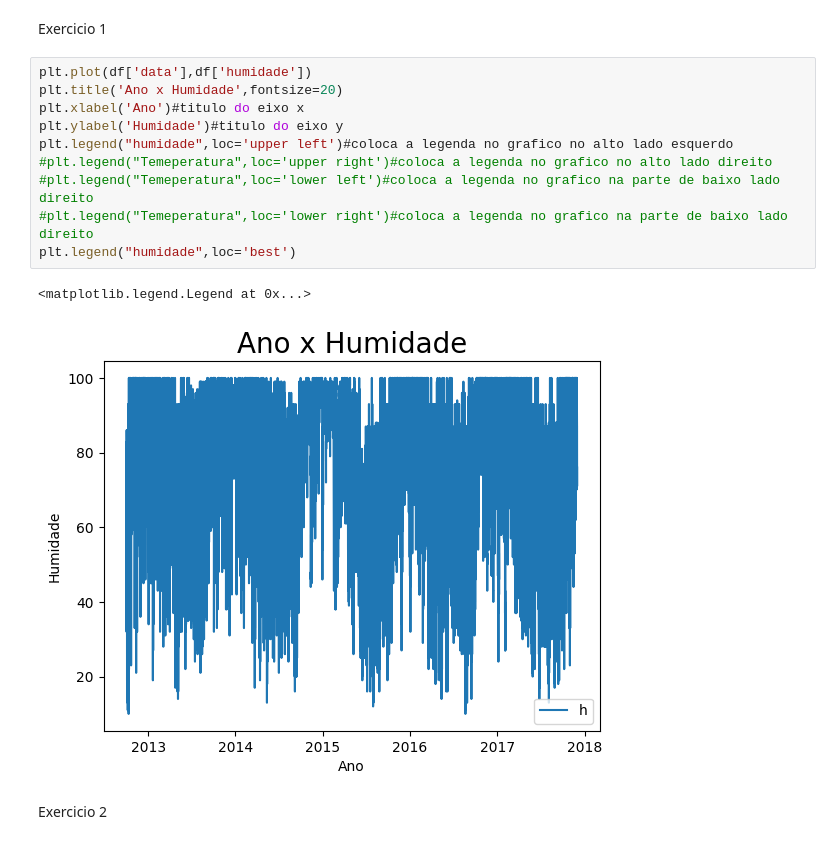
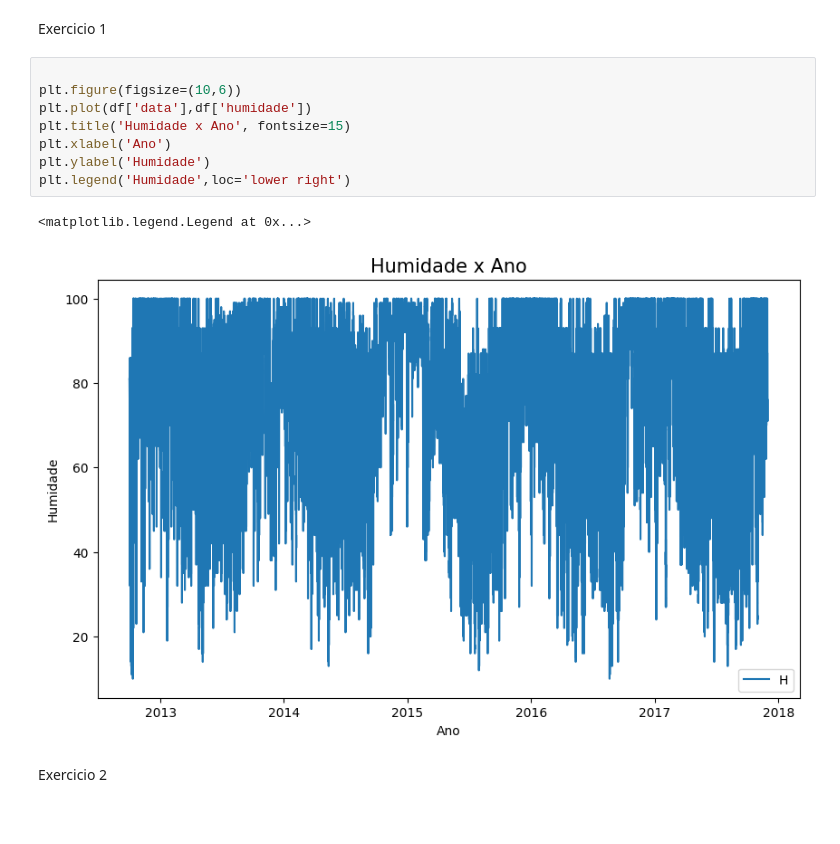
Before and after one commit to RSVictor/Codigos_IABD2024, a Jupyter notebook: Aula 03/exercicios.ipynb, the cells around one changed output. Drawn from its saved outputs; the diff is of its cells as text; blank space fills up the shorter version.

```diff
--- a/Aula 03/exercicios.ipynb
+++ b/Aula 03/exercicios.ipynb
@@ -8,18 +8,16 @@ df= pd.read_csv('base de dados/monitoramento_tempo.csv') #realiza a leitura de u
 df['data']=pd.to_datetime(df['data'])# transforma a coluna data de objeto de 64 para datatime
 # %% [markdown]
 Exercicio 1
-# %%
-plt.plot(df['data'],df['humidade'])
-plt.title('Ano x Humidade',fontsize=20)
-plt.xlabel('Ano')#titulo do eixo x
-plt.ylabel('Humidade')#titulo do eixo y
-plt.legend("humidade",loc='upper left')#coloca a legenda no grafico no alto lado esquerdo
-#plt.legend("Temeperatura",loc='upper right')#coloca a legenda no grafico no alto lado direito
-#plt.legend("Temeperatura",loc='lower left')#coloca a legenda no grafico na parte de baixo lado direito
-#plt.legend("Temeperatura",loc='lower right')#coloca a legenda no grafico na parte de baixo lado direito
-plt.legend("humidade",loc='best')
-# %% [output]
-<matplotlib.legend.Legend at 0x...>
-[figure, removed]
+# %%
+
+plt.figure(figsize=(10,6))
+plt.plot(df['data'],df['humidade'])
+plt.title('Humidade x Ano', fontsize=15)
+plt.xlabel('Ano')
+plt.ylabel('Humidade')
+plt.legend('Humidade',loc='lower right')
+# %% [output]
+<matplotlib.legend.Legend at 0x...>
+[figure, added]
 # %% [markdown]
 Exercicio 2
```
Also changed, not shown: parts of 23 cells of this notebook, 1 other file.
